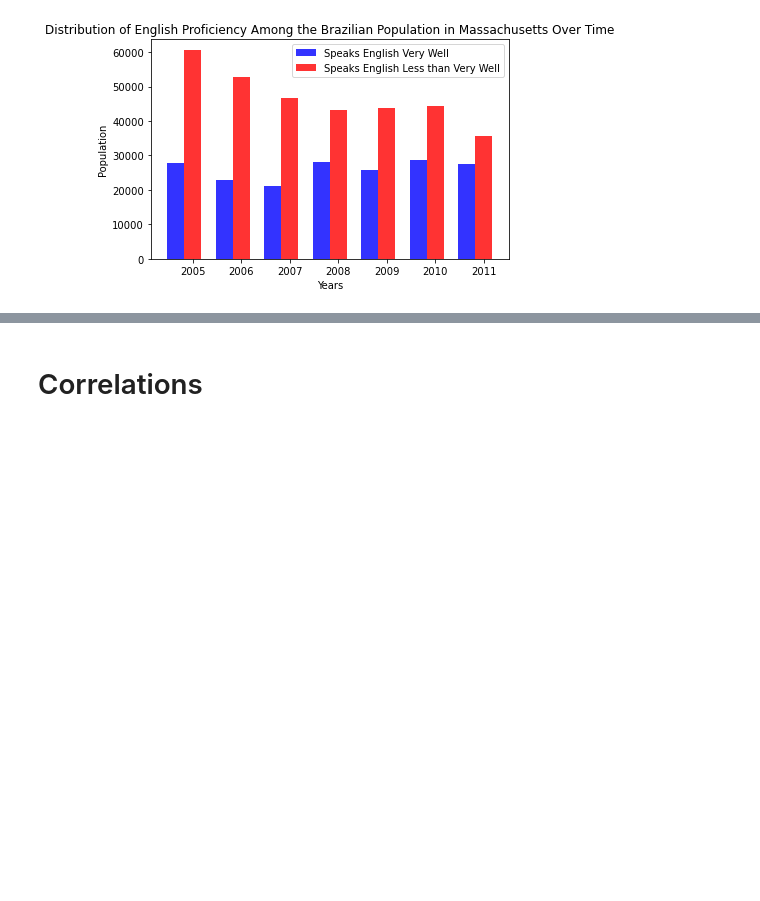
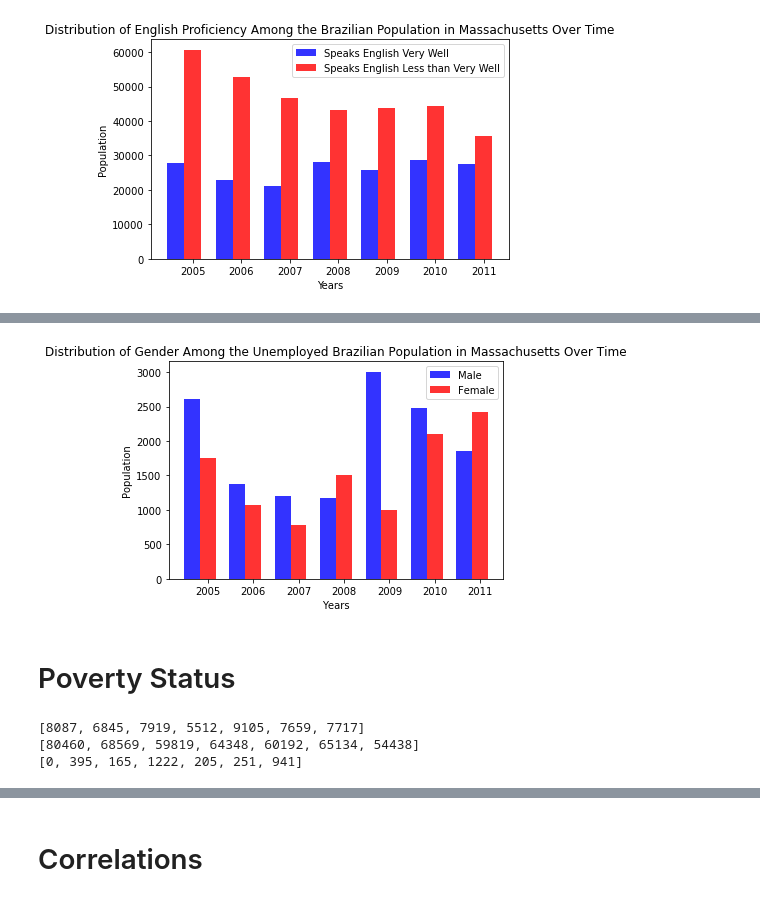
Before and after one commit to BU-Spark/ds-boston-bpda-br-census, a Jupyter notebook: Notebook Files/Brazilian Immigrant Population Over Time.ipynb, the cells around one changed output, grey strips where cells are left out. Saved outputs shown, nothing was run; the diff lists cells and outputs as text; code cells hidden in the pictures; blank space fills up the shorter version.

```diff
--- a/Notebook Files/Brazilian Immigrant Population Over Time.ipynb
+++ b/Notebook Files/Brazilian Immigrant Population Over Time.ipynb
@@ -445,0 +580,35 @@ proficiency_over_time(verywell_count, lessthan_count, years)
+# %%
+# Graphs the distribution of Gender amongst those Unemployed overtime
+def gender_unemployed_over_time(male_unemployed, female_unemployed, years):
+    # data to plot
+    n_groups = len(male_unemployed)
+
+    # create plot
+    fig, ax = plt.subplots()
+    index = np.arange(n_groups)
+    bar_width = 0.35
+    opacity = 0.8
+
+    plt.bar(index, male_unemployed, bar_width,
+        alpha=opacity,
+        color='b',
+        label='Male')
+
+    plt.bar(index + bar_width, female_unemployed, bar_width,
+        alpha=opacity,
+        color='r',
+        label='Female')
+
+    plt.xlabel('Years')
+    plt.ylabel('Population')
+    plt.title('Distribution of Gender Among the Unemployed Brazilian Population in Massachusetts Over Time')
+    plt.xticks(index + bar_width, years)
+    plt.legend()
+
+    plt.show()
+
+gender_unemployed_over_time(male_unemployed, female_unemployed, years)
+# %% [output]
+[figure, added]
+# %% [markdown]
+# Poverty Status
@@ -445,0 +624,17 @@ proficiency_over_time(verywell_count, lessthan_count, years)
+# %%
+below_poverty_count = []
+above_poverty_count = []
+not_determined_count = []
+
+for year in year_tuple:
+    below_poverty_count.append(year[25][66])
+    above_poverty_count.append(year[25][67])
+    not_determined_count.append(year[25][68])
+
+print(below_poverty_count)
+print(above_poverty_count)
+print(not_determined_count)
+# %% [output]
+[8087, 6845, 7919, 5512, 9105, 7659, 7717]
+[80460, 68569, 59819, 64348, 60192, 65134, 54438]
+[0, 395, 165, 1222, 205, 251, 941]
```
Also changed, not shown: parts of 10 cells of this notebook, 2 other files.
